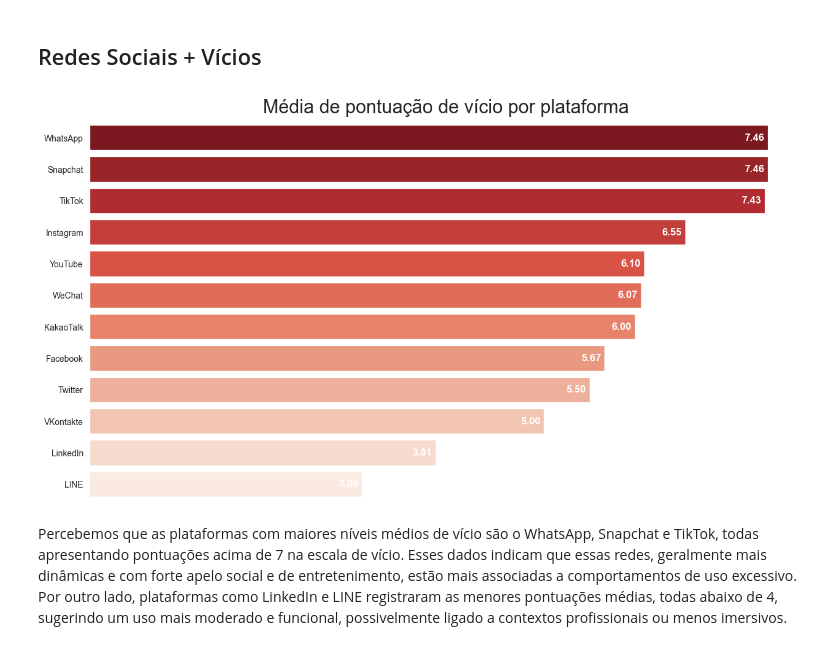
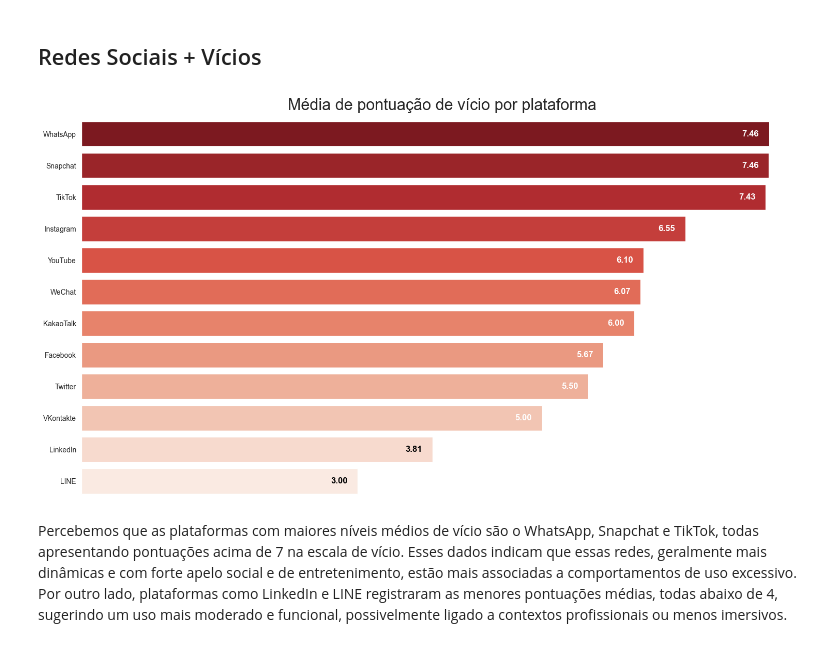
Before and after one commit to JoaoHeslin/Estudantes-e-Midias-Sociais, a Jupyter notebook: relatorio.ipynb, the cells around one changed output. Drawn from its saved outputs; the diff is of its cells as text; code cells hidden in the pictures.

```diff
--- a/relatorio.ipynb
+++ b/relatorio.ipynb
@@ -219,21 +219,23 @@ media_redes = df.groupby("Most_Used_Platform")["Addicted_Score"].mean().reset_in
 # %%
 plt.figure(figsize=(15,8))
 ax = sns.barplot(media_redes, y="Most_Used_Platform", x="Addicted_Score", errorbar=None, palette="Reds_r")
 plt.title("Média de pontuação de vício por plataforma", fontsize=22, y=1.01)
 ax.set_ylabel("")
 ax.set_xlabel("")
 ax.set_xticks([])
 ax.set_frame_on(False)
 ax.grid(axis="x", linestyle="--")
+ax.set_facecolor('#f5f5dc')
 
 for container in ax.containers:
-    labels = [f"{valor.get_width():.2f}" for valor in container]
-    widths = [valor.get_width() - 0.15  for valor in container]
+    for bar in container:
+        valor = bar.get_width()
+        ax.text(valor - 0.2, bar.get_y() + bar.get_height() / 2, f"{valor:.2f}", ha="center", va="center",
+                color="white" if valor > 4 else "black", fontsize=12,  fontweight="bold")
 
-    for bar, label, width in zip(container, labels, widths):
-        ax.text(width, bar.get_y() + bar.get_height()/2, label, ha="center", va='center', color="white", fontweight="bold", fontsize=12)
+plt.tight_layout()
 plt.show()
 # %% [output]
-[figure, old version]
+[figure, new version]
 # %% [markdown]
 Percebemos que as plataformas com maiores níveis médios de vício são o WhatsApp, Snapchat e TikTok, todas apresentando pontuações acima de 7 na escala de vício. Esses dados indicam que essas redes, geralmente mais dinâmicas e com forte apelo social e de entretenimento, estão mais associadas a comportamentos de uso excessivo. Por outro lado, plataformas como LinkedIn e LINE registraram as menores pontuações médias, todas abaixo de 4, sugerindo um uso mais moderado e funcional, possivelmente ligado a contextos profissionais ou menos imersivos.
```
Also changed, not shown: parts of 1 cell of this notebook.
